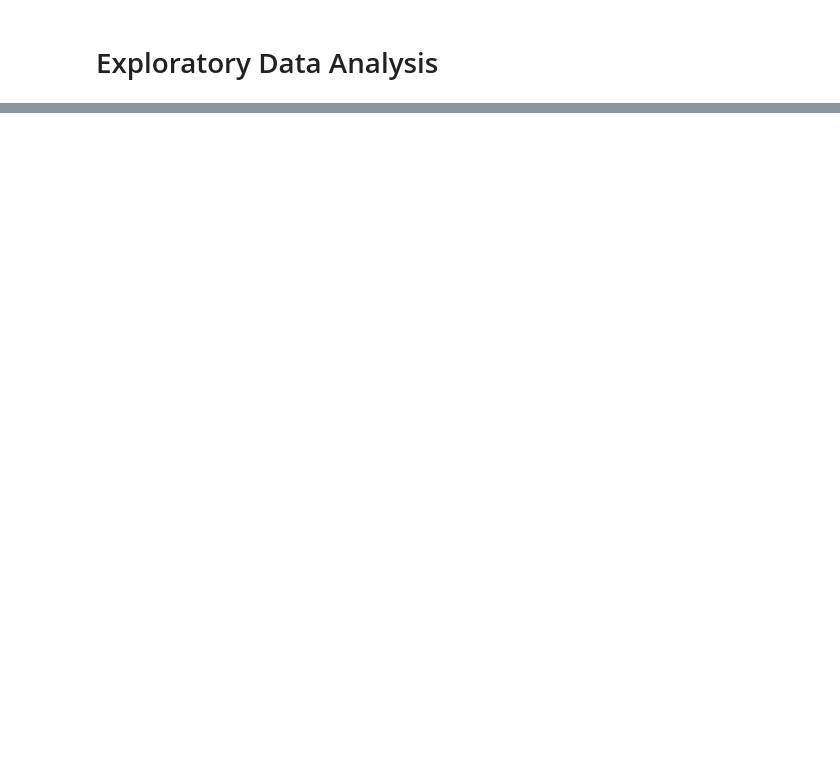
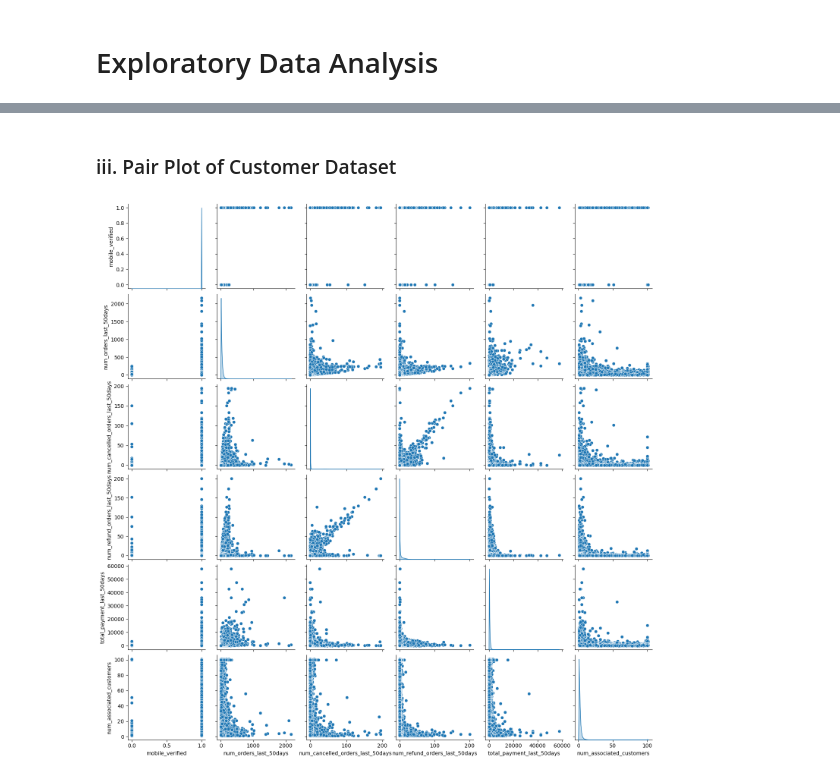
Before and after one commit to shoelesshoe/PAICA1, a Jupyter notebook: py/eda.ipynb, the cells around one changed output, grey strips where cells are left out. Cells and saved outputs as stored; diff of their text form; code cells hidden in the pictures; blank space fills up the shorter version.

```diff
--- a/py/eda.ipynb
+++ b/py/eda.ipynb
@@ -44,0 +171,7 @@ df.head()
+# %% [markdown]
+### iii. Pair Plot of Customer Dataset
+# %%
+sns.pairplot(data=customer, vars=customer.columns[2:-1], diag_kind='kde')
+plt.show()
+# %% [output]
+[figure, added]
```
Also changed, not shown: parts of 28 cells of this notebook.
